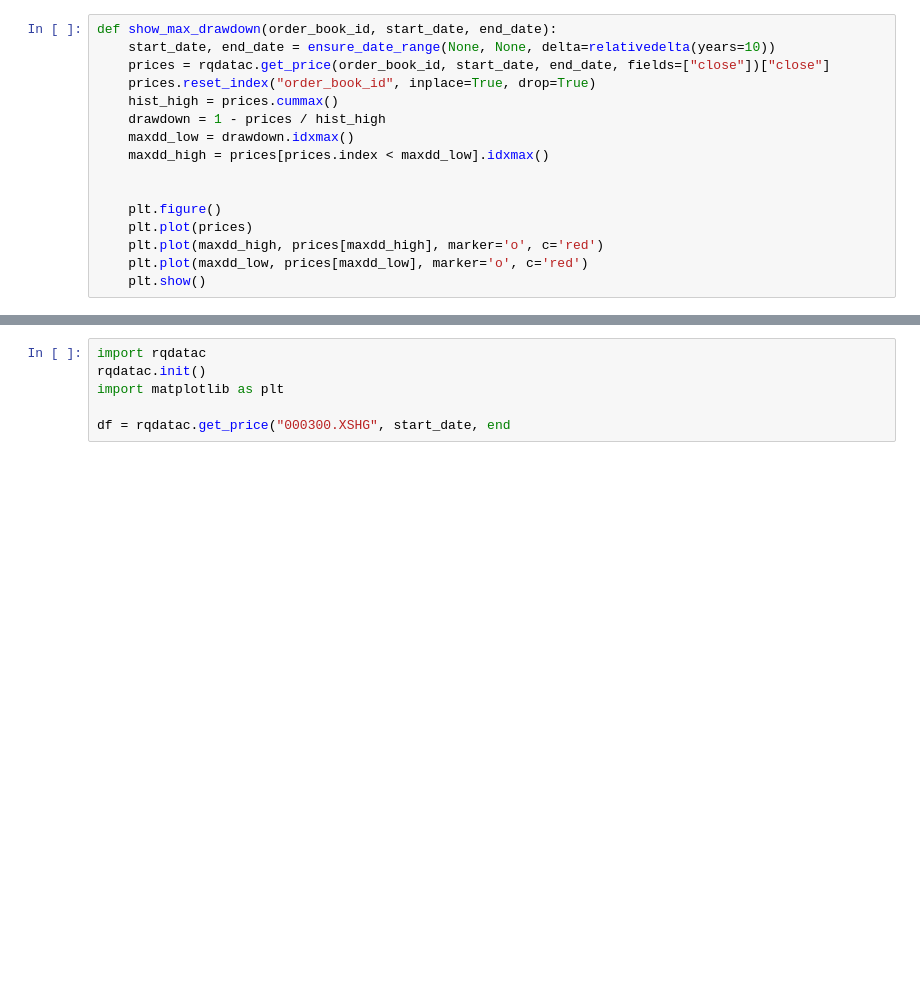
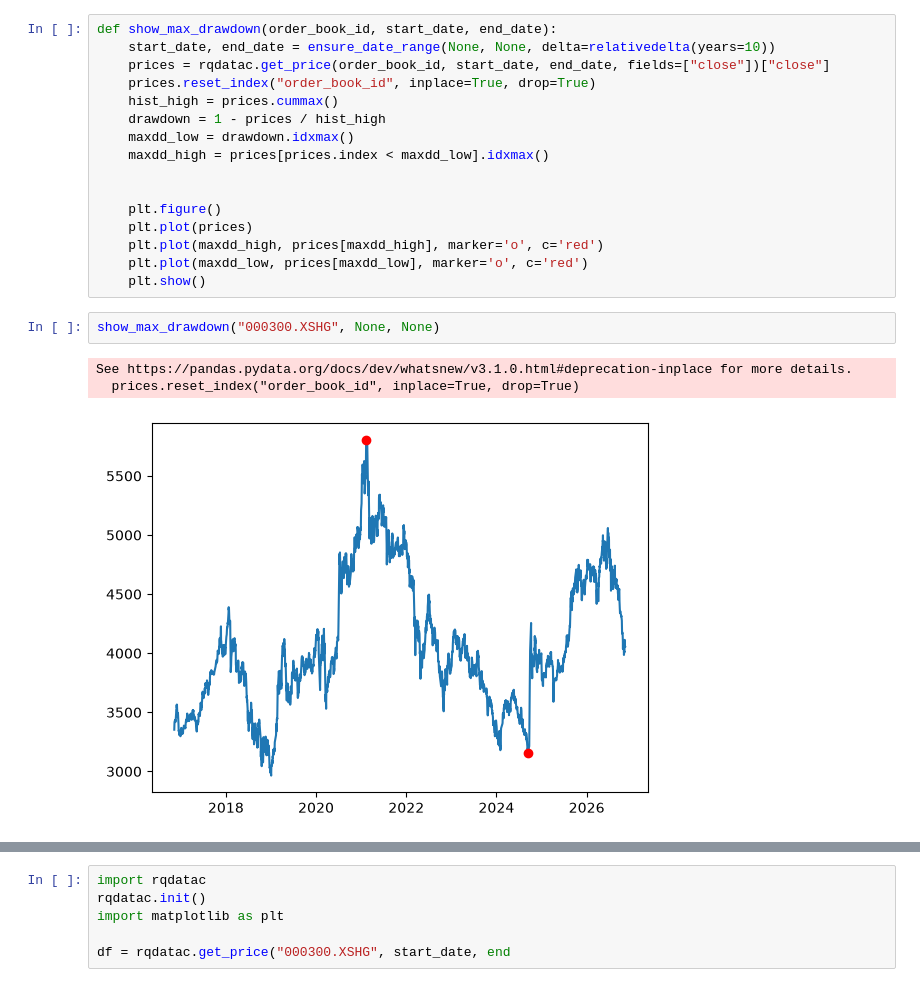
Before and after one commit to WindSoilder/quant_study, a Jupyter notebook: chapter3.ipynb, the cells around one changed output, grey strips where cells are left out. Drawn from its saved outputs; the diff is of its cells as text; blank space fills up the shorter version.

```diff
--- a/chapter3.ipynb
+++ b/chapter3.ipynb
@@ -24,3 +23,9 @@ def show_max_drawdown(order_book_id, start_date, end_date):
     plt.plot(maxdd_high, prices[maxdd_high], marker='o', c='red')
     plt.plot(maxdd_low, prices[maxdd_low], marker='o', c='red')
     plt.show()
+# %%
+show_max_drawdown("000300.XSHG", None, None)
+# %% [output]
+See https://pandas.pydata.org/docs/dev/whatsnew/v3.1.0.html#deprecation-inplace for more details.
+  prices.reset_index("order_book_id", inplace=True, drop=True)
+[figure, added]
```
Also changed, not shown: parts of 5 cells of this notebook.
